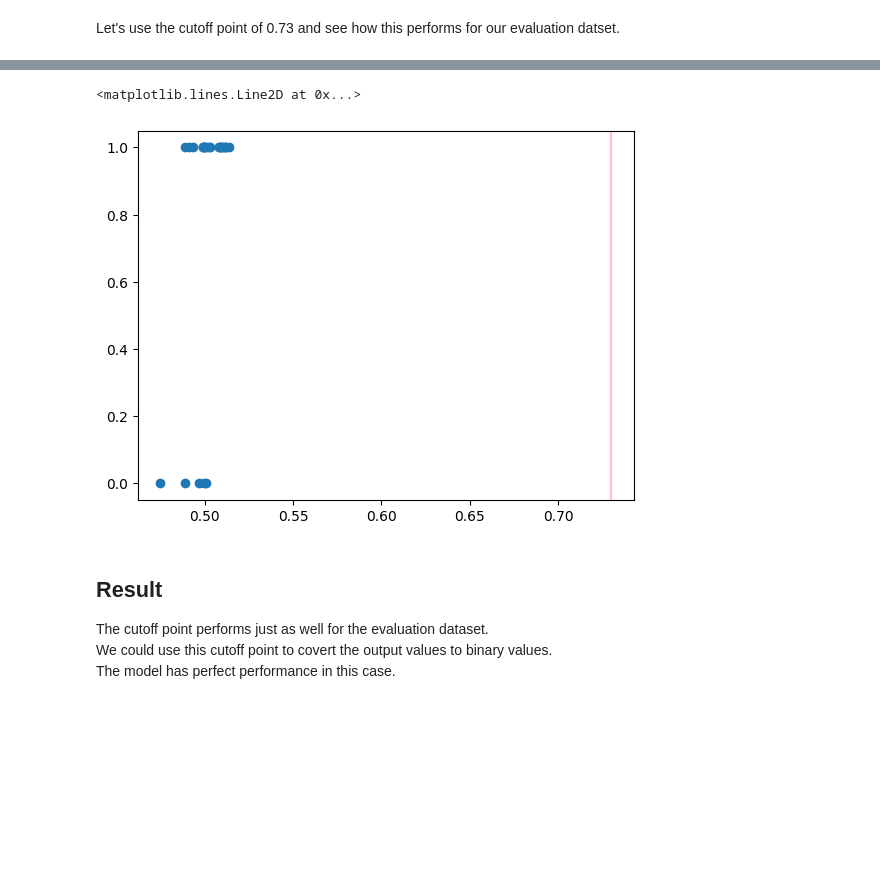
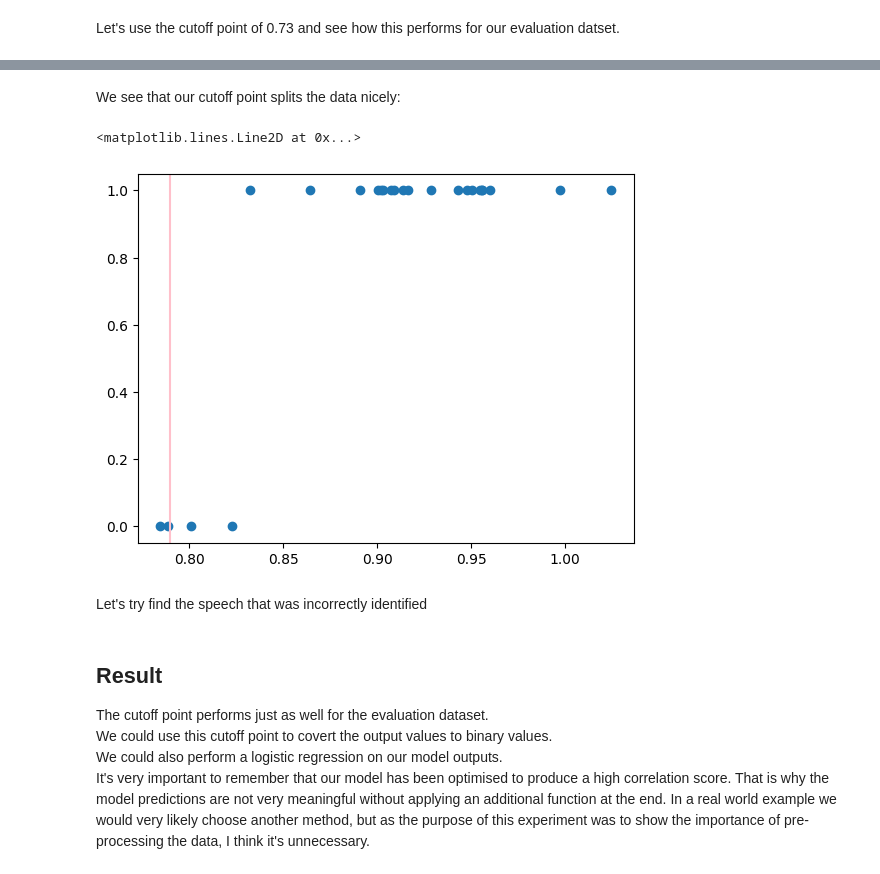
Before and after one commit to quaneh/portfolio, a Jupyter notebook: speech-identification.ipynb, the cells around one changed output, grey strips where cells are left out. Drawn from its saved outputs; the diff is of its cells as text; code cells hidden in the pictures; blank space fills up the shorter version.

Commit message:
Kaggle Notebook | Speech Attribution | Version 5

```diff
--- a/speech-identification.ipynb
+++ b/speech-identification.ipynb
@@ -219,7 +217,7 @@ def corr(eval_pred):
     return {'pearson': np.corrcoef(*eval_pred)[0][1]}
 # %%
 lr,bs = 8e-5,128
-wd,epochs = 0.01,4
+wd,epochs = 0.01,10
 # %%
 args = TrainingArguments('outputs', learning_rate=lr, warmup_ratio=0.1, lr_scheduler_type='cosine', fp16=True,
     evaluation_strategy="epoch", per_device_train_batch_size=bs, per_device_eval_batch_size=bs*2,
@@ -298,13 +296,10 @@ array([[0.50927734],
+# %% [markdown]
+We see that our cutoff point splits the data nicely:
 # %%
 plt.scatter(preds,eval_labels)
-plt.axvline(x=0.73, color='pink')
+plt.axvline(x=0.79, color='pink')
 # %% [output]
 <matplotlib.lines.Line2D at 0x...>
-[figure, old version]
+[figure, new version]
-# %% [markdown]
-## Result
-The cutoff point performs just as well for the evaluation dataset.
-<br/>
-We could use this cutoff point to covert the output values to binary values.
-<br/>
-The model has perfect performance in this case.
+# %% [markdown]
+Let's try find the speech that was incorrectly identified
@@ -310,0 +316,11 @@ The model has perfect performance in this case.
+# %% [markdown]
+## Result
+The cutoff point performs just as well for the evaluation dataset.
+<br/>
+We could use this cutoff point to covert the output values to binary values.
+<br/>
+We could also perform a logistic regression on our model outputs.
+<br/>
+It's very important to remember that our model has been optimised to produce a high correlation score.
+That is why the model predictions are not very meaningful without applying an additional function at the end.
+In a real world example we would very likely choose another method, but as the purpose of this experiment was to show the importance of pre-processing the data, I think it's unnecessary.
```
Also changed, not shown: parts of 10 cells of this notebook.
